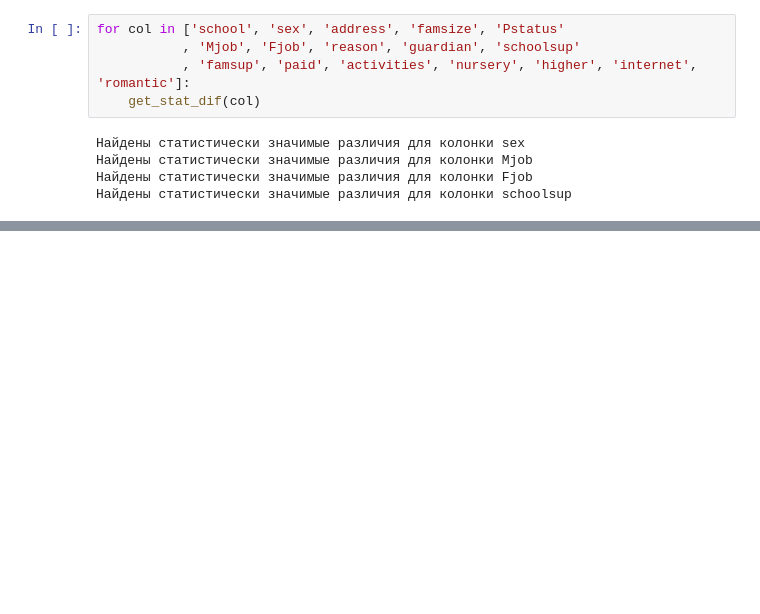
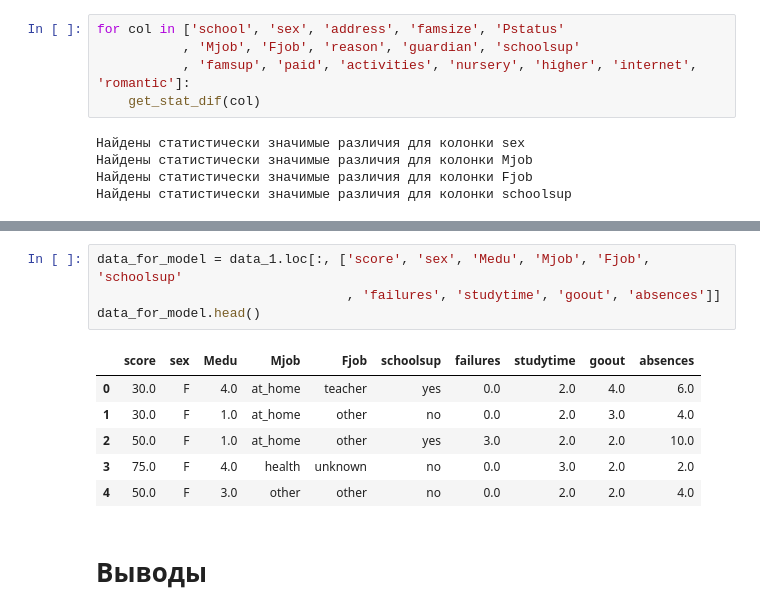
Before and after one commit to Segodnya/skillfactory-ds-studies, a Jupyter notebook: module_2/Project.ipynb, the cells around one changed output, grey strips where cells are left out. Cells and saved outputs as stored; diff of their text form; blank space fills up the shorter version.

Commit message:
form document sctructure, add data_for_model

```diff
--- a/module_2/Project.ipynb
+++ b/module_2/Project.ipynb
@@ -546,0 +647,13 @@ for col in ['school', 'sex', 'address', 'famsize', 'Pstatus'
+# %%
+data_for_model = data_1.loc[:, ['score', 'sex', 'Medu', 'Mjob', 'Fjob', 'schoolsup'
+                                , 'failures', 'studytime', 'goout', 'absences']]
+data_for_model.head()
+# %% [output]
+|  | score | sex | Medu | Mjob | Fjob | schoolsup | failures | studytime | goout | absences |
+| 0 | 30.0 | F | 4.0 | at_home | teacher | yes | 0.0 | 2.0 | 4.0 | 6.0 |
+| 1 | 30.0 | F | 1.0 | at_home | other | no | 0.0 | 2.0 | 3.0 | 4.0 |
+| 2 | 50.0 | F | 1.0 | at_home | other | yes | 3.0 | 2.0 | 2.0 | 10.0 |
+| 3 | 75.0 | F | 4.0 | health | unknown | no | 0.0 | 3.0 | 2.0 | 2.0 |
+| 4 | 50.0 | F | 3.0 | other | other | no | 0.0 | 2.0 | 2.0 | 4.0 |
+# %% [markdown]
+# Выводы
```
Also changed, not shown: parts of 10 cells of this notebook, 1 other file.
